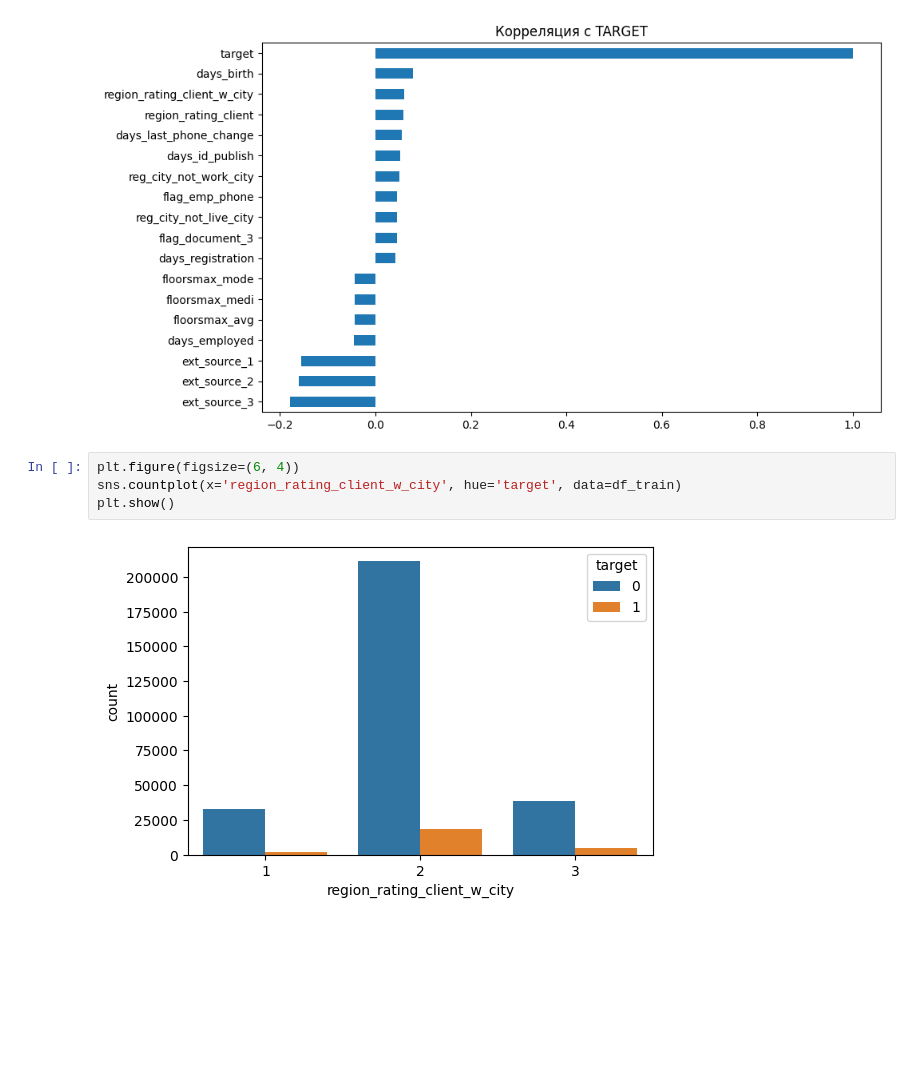
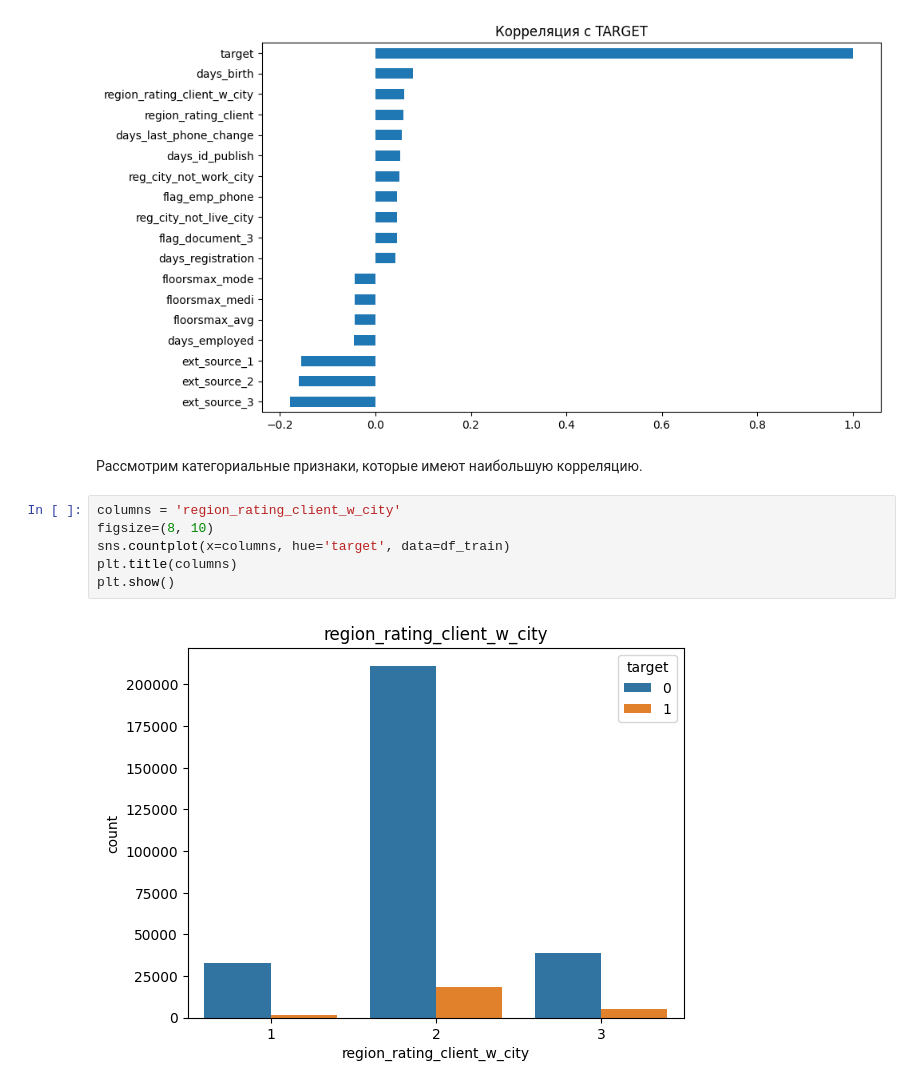
Before and after one commit to malakhovs04/Home-Credit-Default-Risk, a Jupyter notebook: check_tables.ipynb, the cells around one changed output. Drawn from its saved outputs; the diff is of its cells as text; blank space fills up the shorter version.

Commit message:
working with a table 'application_train(df_train)'

```diff
--- a/check_tables.ipynb
+++ b/check_tables.ipynb
@@ -158,9 +158,13 @@ plt.title('Корреляция с TARGET')
 plt.show()
 # %% [output]
 [figure]
+# %% [markdown]
+Рассмотрим категориальные признаки, которые имеют наибольшую корреляцию.
 # %%
-plt.figure(figsize=(6, 4))
-sns.countplot(x='region_rating_client_w_city', hue='target', data=df_train)
+columns = 'region_rating_client_w_city'
+figsize=(8, 10)
+sns.countplot(x=columns, hue='target', data=df_train)
+plt.title(columns)
 plt.show()
 # %% [output]
-[figure, old version]
+[figure, new version]
```
Also changed, not shown: parts of 16 cells of this notebook.
